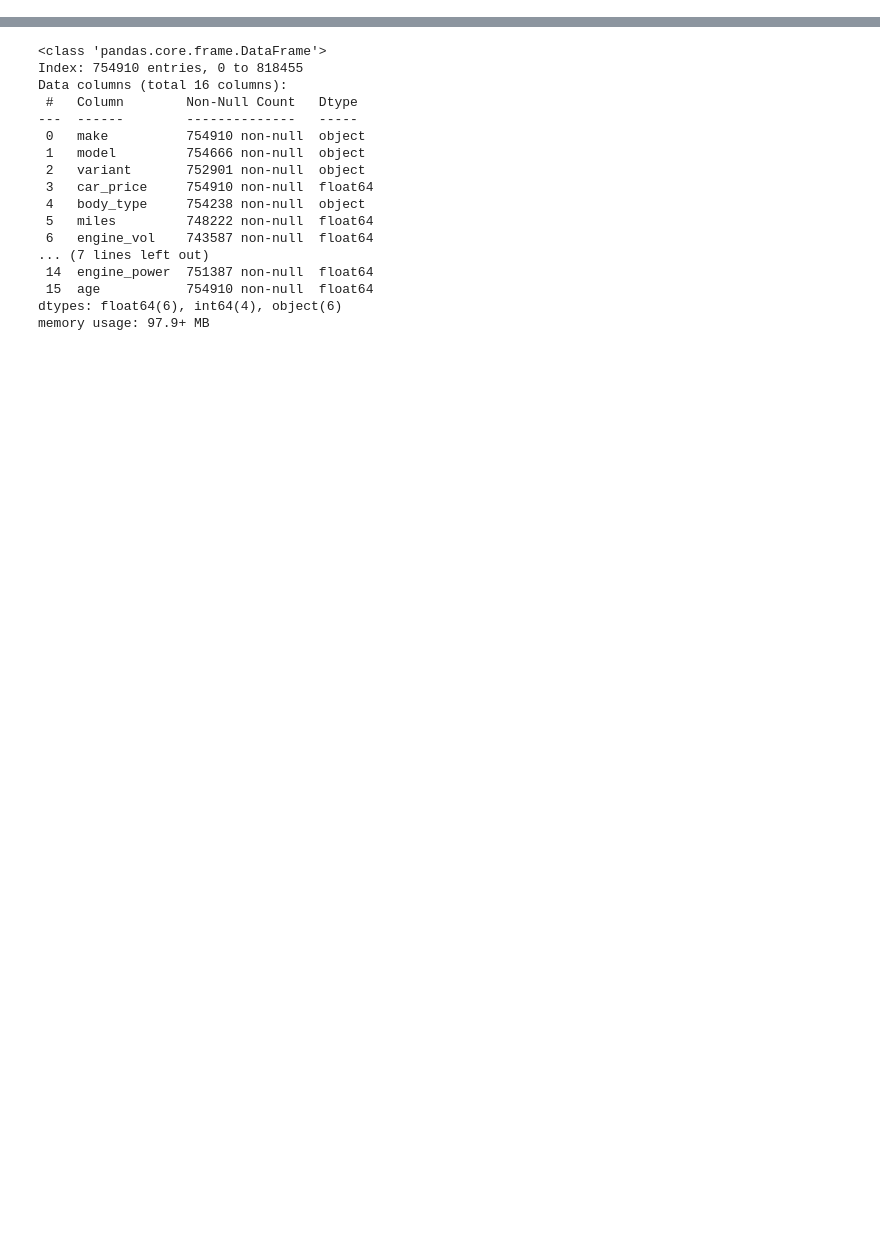
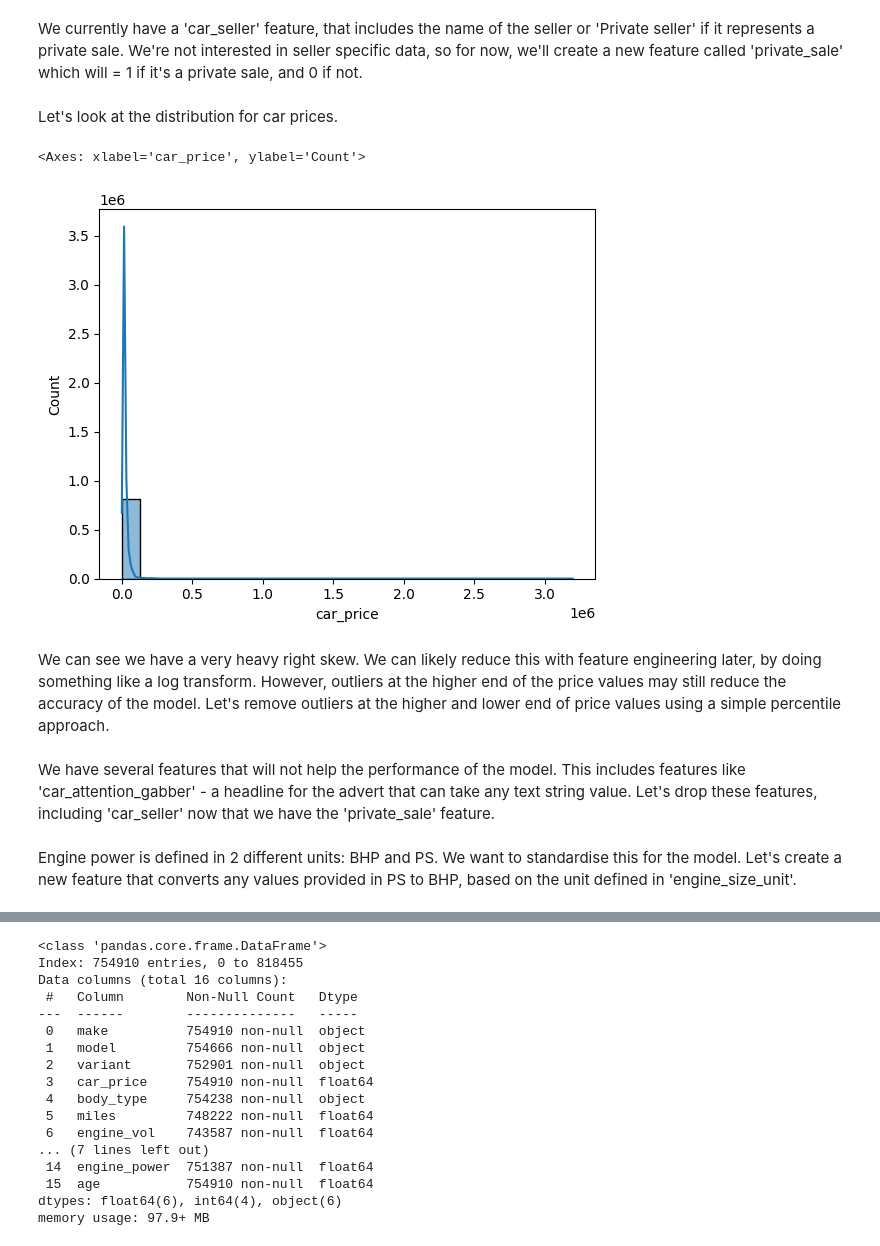
Before and after one commit to harryallum/UK-Used-Car-Price-Prediction, a Jupyter notebook: main.ipynb, the cells around one changed output, grey strips where cells are left out. Drawn from its saved outputs; the diff is of its cells as text; code cells hidden in the pictures; blank space fills up the shorter version.

```diff
--- a/main.ipynb
+++ b/main.ipynb
@@ -37,6 +49,8 @@ raw_car_data.head()
 | 2 | AC | Cobra | NaN | 109995.0 | '' | AC Cobra | MK1V 212 SC. 3.5 V8 350 BHP LOTUS... | FULL CARBON FIBRE BODY. | ... |
 | 3 | AC | Cobra | NaN | 124950.0 | '' | AC Cobra | 302 MKIV 2dr | ABSOLUTELY STUNNING | ... |
 | 4 | AC | Cobra | NaN | 124950.0 | '' | AC Cobra | 302 MKIV With Factory Lightweight... | 'STAGE 3' SVO ENGINE | ... |
+# %% [markdown]
+We currently have a 'car_seller' feature, that includes the name of the seller or 'Private seller' if it represents a private sale. We're not interested in seller specific data, so for now, we'll create a new feature called 'private_sale' which will = 1 if it's a private sale, and 0 if not.
 # %%
 # Create the new feature 'private_sale'
 raw_car_data['private_sale'] = raw_car_data['car_seller'].apply(lambda x: 1 if x == 'Private seller' else 0)
@@ -46 +57,11 @@ upper_percentile = raw_car_data['car_price'].quantile(0.99)
+# %% [markdown]
+Let's look at the distribution for car prices.
+# %%
+# Plot price distribution
+sns.histplot(raw_car_data['car_price'], bins=25, kde=True)
+# %% [output]
+<Axes: xlabel='car_price', ylabel='Count'>
+[figure, added]
+# %% [markdown]
+We can see we have a very heavy right skew. We can likely reduce this with feature engineering later, by doing something like a log transform. However, outliers at the higher end of the price values may still reduce the accuracy of the model. Let's remove outliers at the higher and lower end of price values using a simple percentile approach.
 # %%
@@ -48,4 +73,6 @@ upper_percentile = raw_car_data['car_price'].quantile(0.99)
 raw_car_data = raw_car_data[(raw_car_data['car_price'] >= lower_percentile) & (raw_car_data['car_price'] <= upper_percentile)]
+# %% [markdown]
+We have several features that will not help the performance of the model. This includes features like 'car_attention_gabber' - a headline for the advert that can take any text string value. Let's drop these features, including 'car_seller' now that we have the 'private_sale' feature.
 # %%
 # Define columns to drop
 columns_to_drop = ['car_badges',
@@ -69,3 +96,5 @@ raw_car_data.drop(columns=columns_to_drop, inplace=True)
+# %% [markdown]
+Engine power is defined in 2 different units: BHP and PS. We want to standardise this for the model. Let's create a new feature that converts any values provided in PS to BHP, based on the unit defined in 'engine_size_unit'.
 # %%
 # Conversion factor from PS to BHP
 ps_to_bhp = 1 / 1.01387
```
Also changed, not shown: parts of 137 cells of this notebook.
